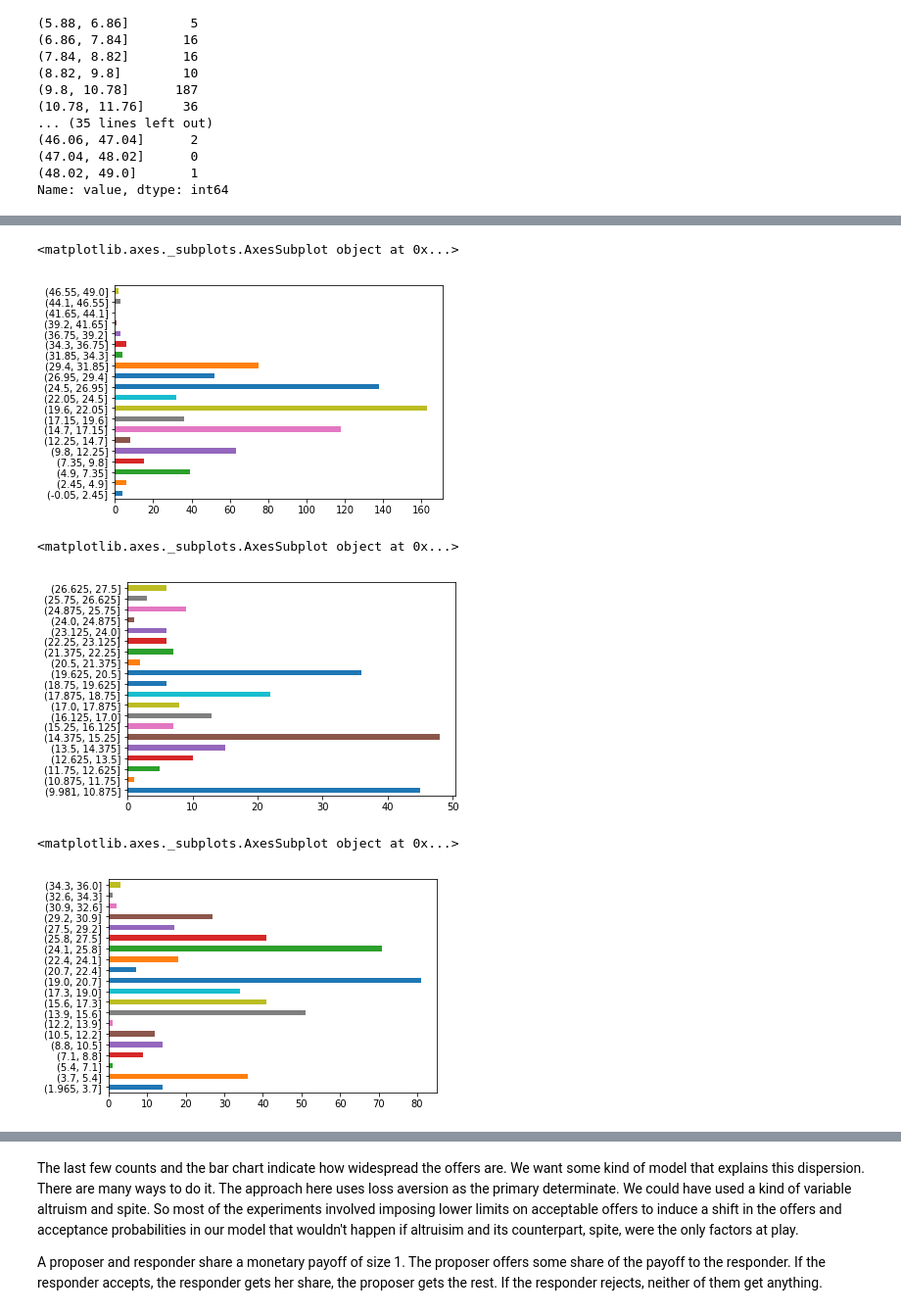
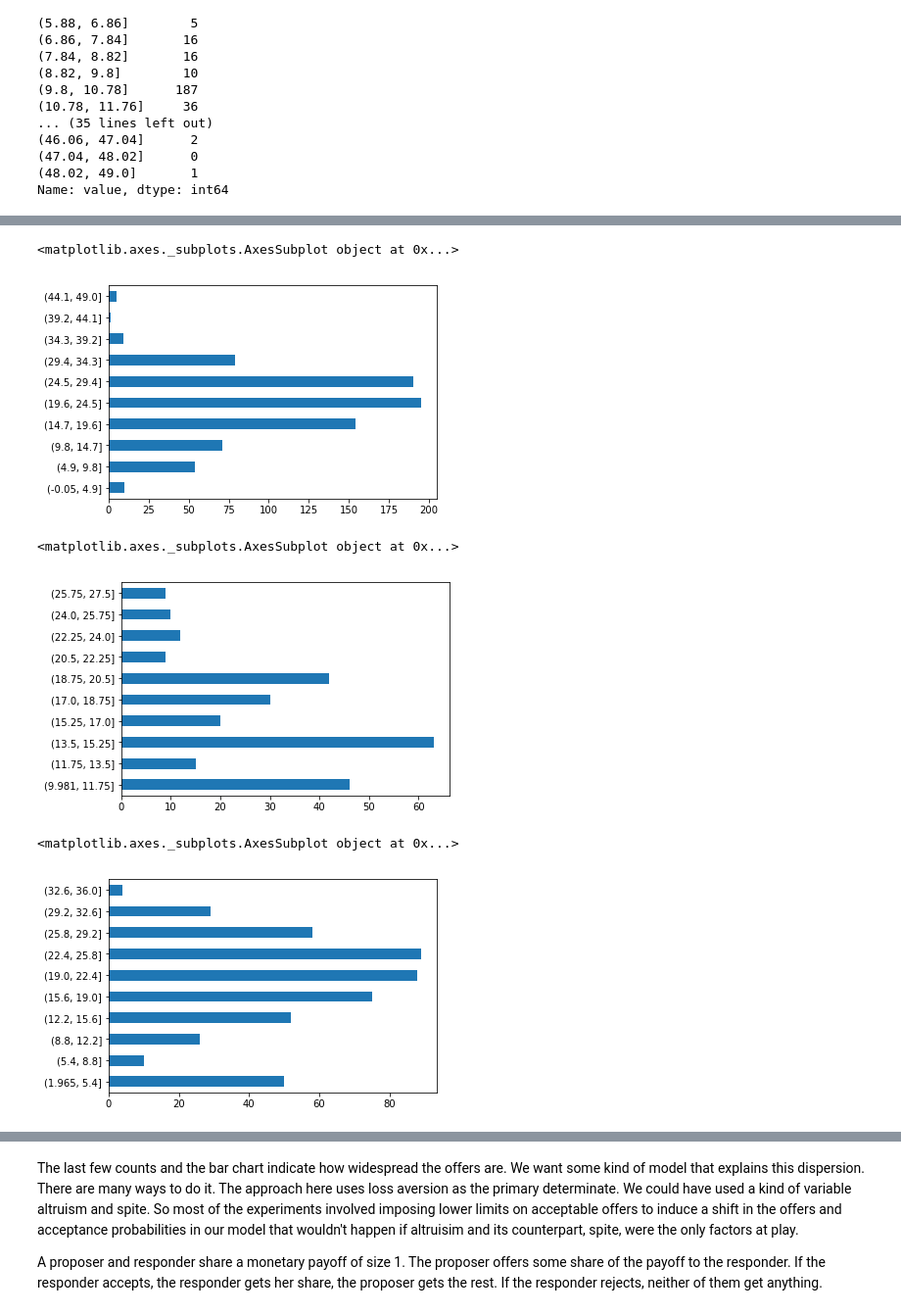
Before and after one commit to michaelpetersubc/notebooks, a Jupyter notebook: Econ515/ultimatum_game/ultimatum_game_2.ipynb, the cells around one changed output, grey strips where cells are left out. Shown at 98% size. Drawn from its saved outputs; the diff is of its cells as text; code cells hidden in the pictures.

```diff
--- a/Econ515/ultimatum_game/ultimatum_game_2.ipynb
+++ b/Econ515/ultimatum_game/ultimatum_game_2.ipynb
@@ -76,24 +72,24 @@ dataset.value.value_counts(sort=False,bins=10).plot(kind='barh')
 # %%
 t1 = dataset.treatment == 1
 treatment1=dataset[t1]
-treatment1.value.value_counts(sort=false,bins=20).plot(kind='barh')
+treatment1.value.value_counts(sort=false,bins=10).plot(kind='barh')
 # %% [output]
 <matplotlib.axes._subplots.AxesSubplot object at 0x...>
-[figure, old version]
+[figure, new version]
 # %%
 t2 = dataset.treatment == 2
 treatment2=dataset[t2]
-treatment2.value.value_counts(sort=false,bins=20).plot(kind='barh')
+treatment2.value.value_counts(sort=false,bins=10).plot(kind='barh')
 # %% [output]
 <matplotlib.axes._subplots.AxesSubplot object at 0x...>
-[figure, old version]
+[figure, new version]
 # %%
 t3 = dataset.treatment == 3
 treatment3=dataset[t3]
-treatment3.value.value_counts(sort=false,bins=20).plot(kind='barh')
+treatment3.value.value_counts(sort=false,bins=10).plot(kind='barh')
 # %% [output]
 <matplotlib.axes._subplots.AxesSubplot object at 0x...>
-[figure, old version]
+[figure, new version]
 # %%
 t4 = dataset.treatment == 4
 treatment4=dataset[t4]
```
Also changed, not shown: parts of 8 cells of this notebook.
